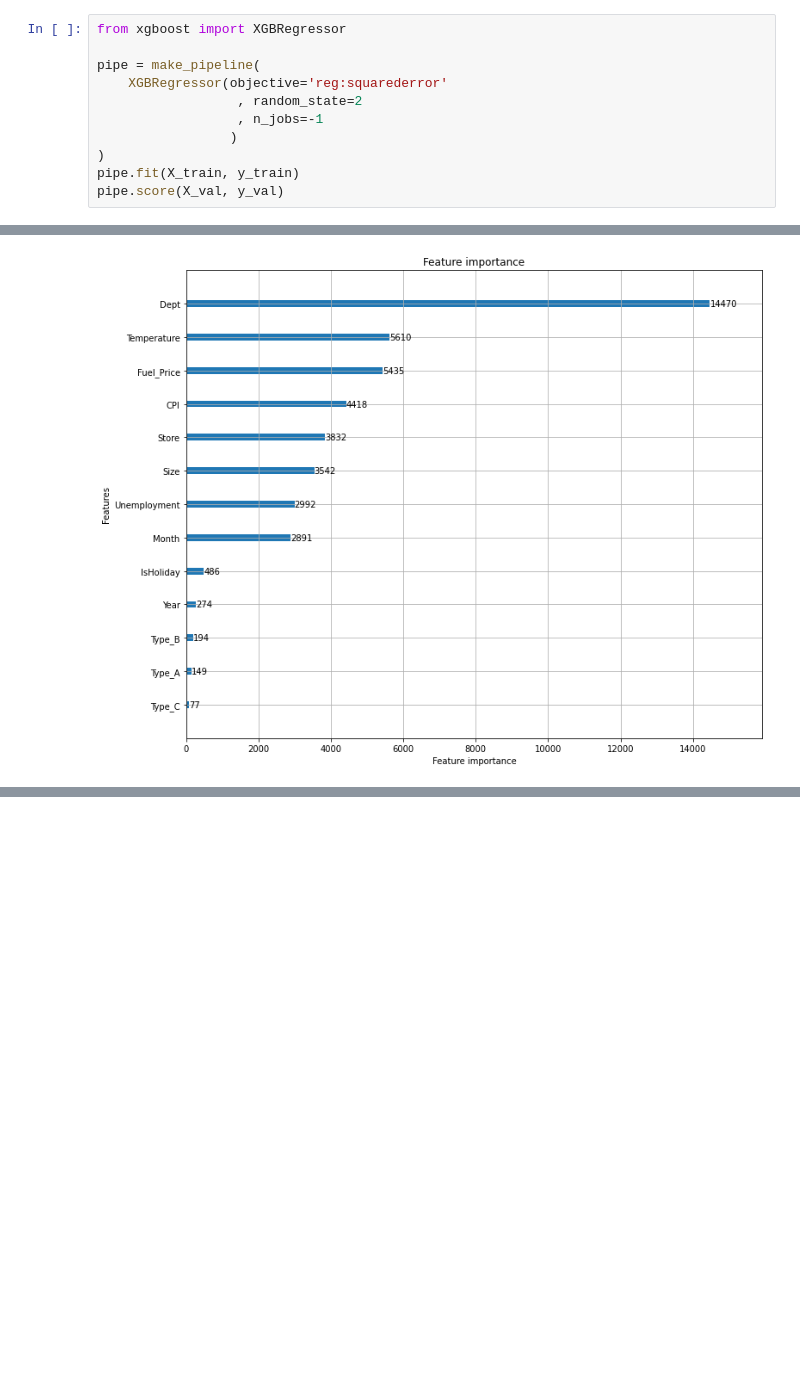
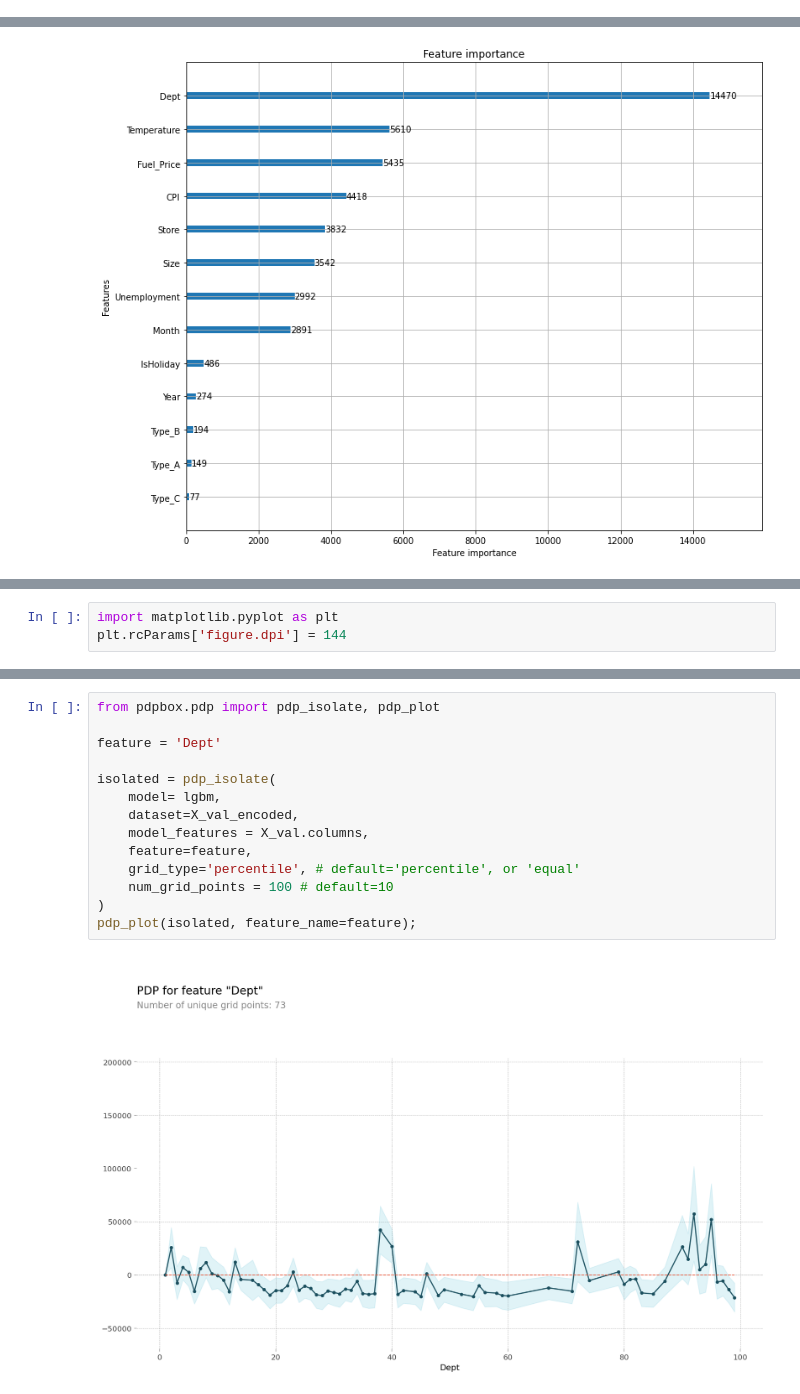
Before and after one commit to winocas/bootcamp_project, a Jupyter notebook: session2/AI_01_성의창_Section2(모델링)_ipynb.ipynb, the cells around one changed output, grey strips where cells are left out. Cells and saved outputs as stored; diff of their text form; blank space fills up the shorter version.

```diff
--- a/session2/AI_01_성의창_Section2(모델링)_ipynb.ipynb
+++ b/session2/AI_01_성의창_Section2(모델링)_ipynb.ipynb
@@ -160,14 +160,3 @@ pipe.fit(X_train, y_train)
 pipe.score(X_val, y_val)
 # %% [output]
 0.7423244352668155
-# %%
-from xgboost import XGBRegressor
-
-pipe = make_pipeline(
-    XGBRegressor(objective='reg:squarederror'
-                  , random_state=2
-                  , n_jobs=-1
-                 )
-)
-pipe.fit(X_train, y_train)
-pipe.score(X_val, y_val)
@@ -281,0 +304,3 @@ plot_importance(lgbm,
+# %%
+import matplotlib.pyplot as plt
+plt.rcParams['figure.dpi'] = 144
@@ -281,0 +327,16 @@ plot_importance(lgbm,
+# %%
+from pdpbox.pdp import pdp_isolate, pdp_plot
+
+feature = 'Dept'
+
+isolated = pdp_isolate(
+    model= lgbm,
+    dataset=X_val_encoded,
+    model_features = X_val.columns,
+    feature=feature,
+    grid_type='percentile', # default='percentile', or 'equal'
+    num_grid_points = 100 # default=10
+)
+pdp_plot(isolated, feature_name=feature);
+# %% [output]
+[figure, added]
```
Also changed, not shown: parts of 20 cells of this notebook.
